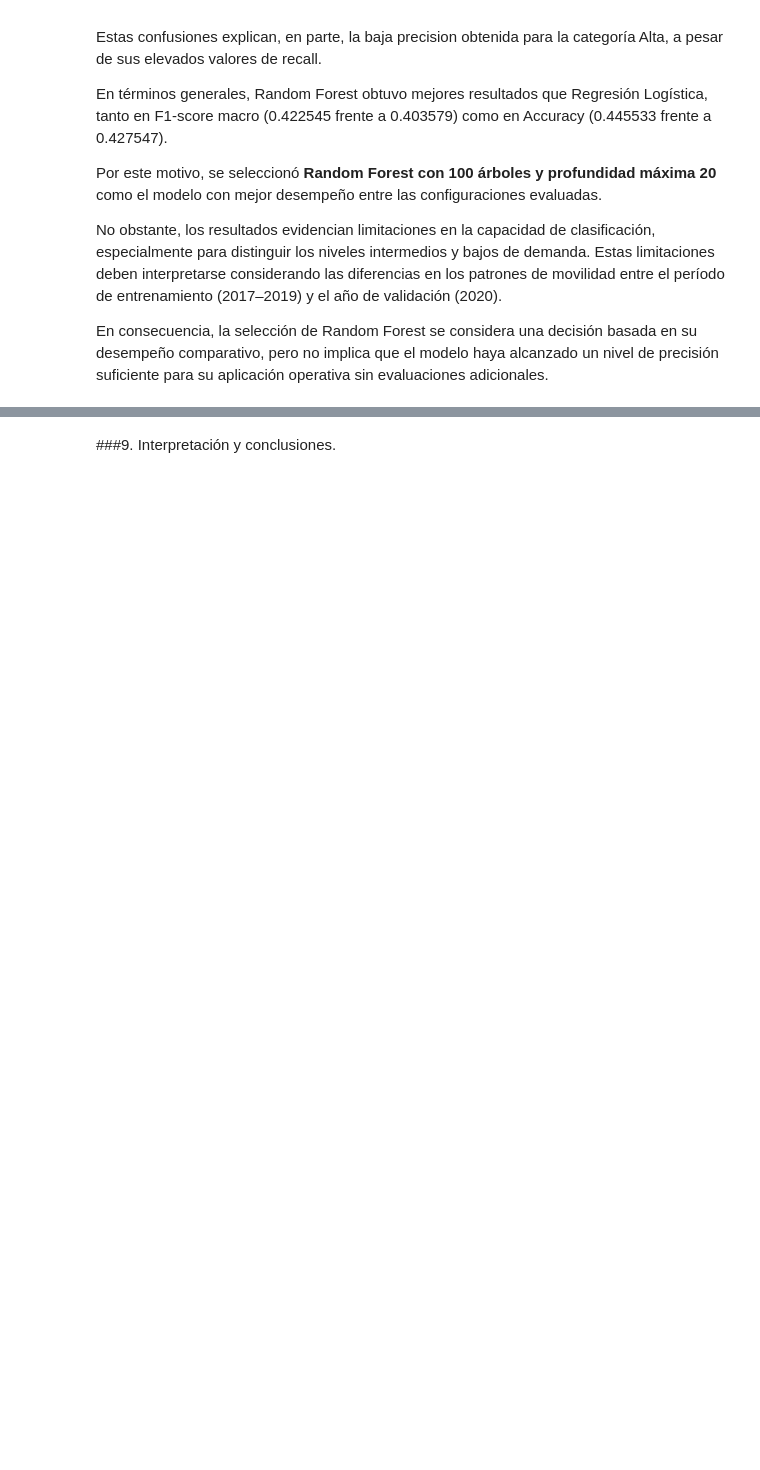
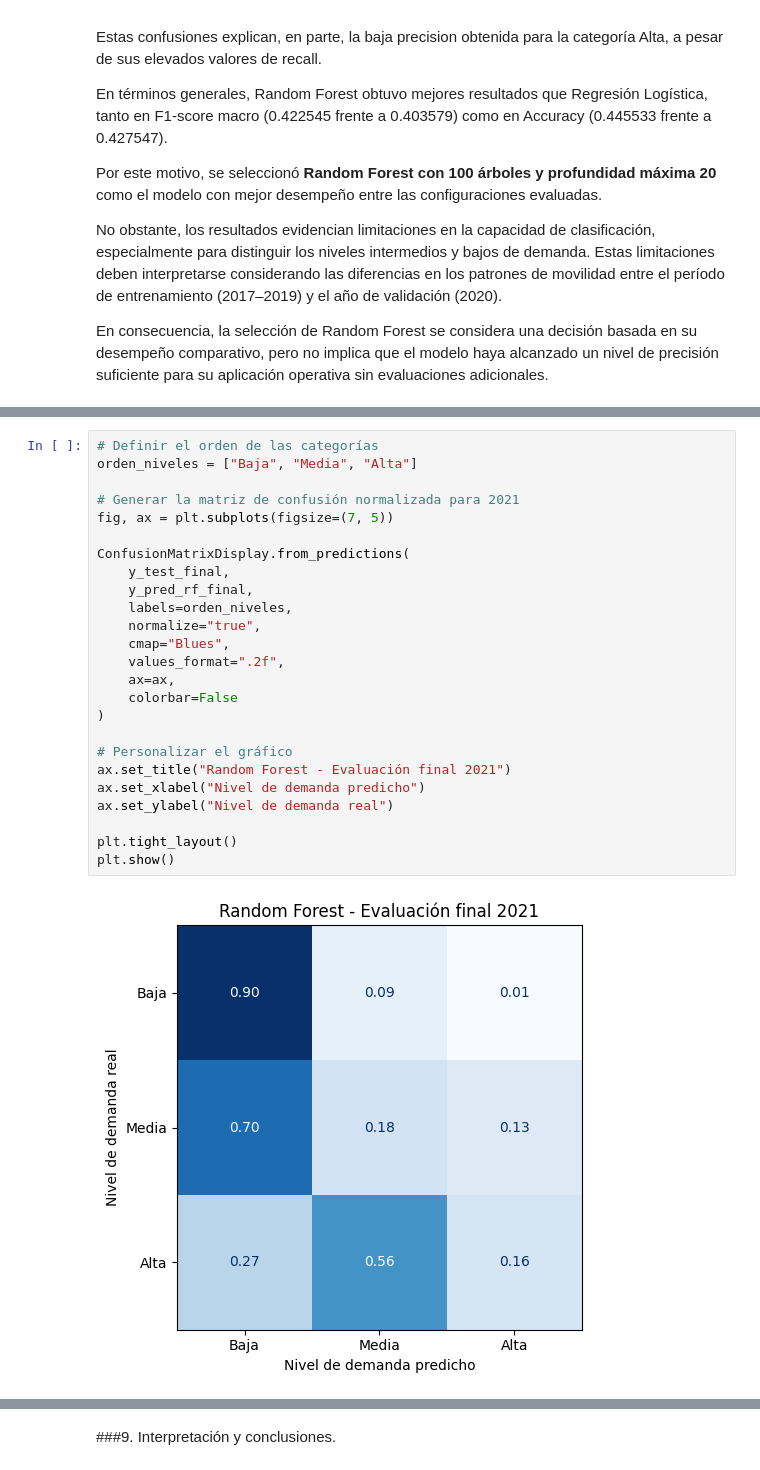
Before and after one commit to ChronosXV/Metodologia_grupo2, a Jupyter notebook: Metodologia_1_Grupo_2_Modelado_ML.ipynb, the cells around one changed output, grey strips where cells are left out. Cells and saved outputs as stored; diff of their text form; blank space fills up the shorter version.

```diff
--- a/Metodologia_1_Grupo_2_Modelado_ML.ipynb
+++ b/Metodologia_1_Grupo_2_Modelado_ML.ipynb
@@ -1740,0 +1918,27 @@ En consecuencia, la selección de Random Forest se considera una decisión basad
+# %%
+# Definir el orden de las categorías
+orden_niveles = ["Baja", "Media", "Alta"]
+
+# Generar la matriz de confusión normalizada para 2021
+fig, ax = plt.subplots(figsize=(7, 5))
+
+ConfusionMatrixDisplay.from_predictions(
+    y_test_final,
+    y_pred_rf_final,
+    labels=orden_niveles,
+    normalize="true",
+    cmap="Blues",
+    values_format=".2f",
+    ax=ax,
+    colorbar=False
+)
+
+# Personalizar el gráfico
+ax.set_title("Random Forest - Evaluación final 2021")
+ax.set_xlabel("Nivel de demanda predicho")
+ax.set_ylabel("Nivel de demanda real")
+
+plt.tight_layout()
+plt.show()
+# %% [output]
+[figure, added]
```
Also changed, not shown: parts of 16 cells of this notebook.
